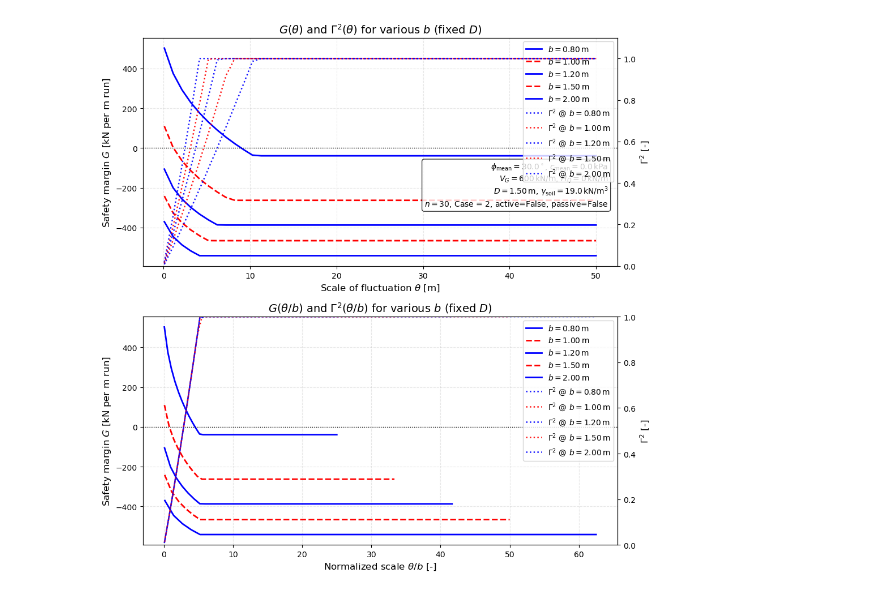
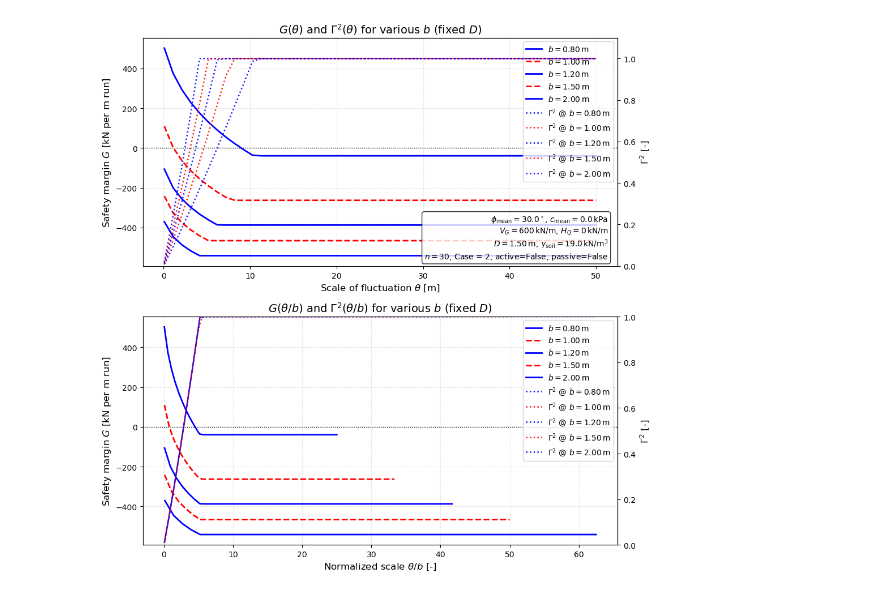
Before and after one commit to glorkcy/reliability_SOF, a Jupyter notebook: grundbruch_foundation.ipynb, the cells around one changed output. Cells and saved outputs as stored; diff of their text form; code cells hidden in the pictures.

```diff
--- a/grundbruch_foundation.ipynb
+++ b/grundbruch_foundation.ipynb
@@ -389,7 +404,7 @@ for D in D_values:
             phi_cov=phi_cov, phi_theta=float(theta),
             alpha_4017=alpha_4017, beta_4017=beta_4017, Case=Case, n=n,
             use_active=USE_ACTIVE, use_passive=USE_PASSIVE,
-            tol=1e-4, itmax=100
+            tol=1e-4, itmax=100, foundation=foundation
         )
         G_values.append(sol["G"])
         Gamma_values.append(max(sol["gamma_sq"], 0.0))
@@ -434,7 +449,7 @@ param_text = (
     rf"active={bool(USE_ACTIVE)}, passive={bool(USE_PASSIVE)}"
 )
 ax1.text(
-    0.98, 0.25, param_text, transform=ax1.transAxes,
+    0.98, 0.02, param_text, transform=ax1.transAxes,
     ha="right", va="bottom", fontsize=10,
     bbox=dict(facecolor="white", alpha=0.8, boxstyle="round")
 )
@@ -501,7 +516,7 @@ def _solve_for(b_cur, theta_cur):
             phi_cov=phi_cov, phi_theta=float(theta_cur),
             alpha_4017=alpha_4017, beta_4017=beta_4017, Case=Case, n=n,
             use_active=USE_ACTIVE, use_passive=USE_PASSIVE,
-            tol=1e-4, itmax=100, c_cov=c_cov
+            tol=1e-4, itmax=100, c_cov=c_cov, foundation=foundation
         )
     else:
         return solve_gamma_phi_fixed_point(
@@ -510,7 +525,7 @@ def _solve_for(b_cur, theta_cur):
             phi_cov=phi_cov, phi_theta=float(theta_cur),
             alpha_4017=alpha_4017, beta_4017=beta_4017, Case=Case, n=n,
             use_active=USE_ACTIVE, use_passive=USE_PASSIVE,
-            tol=1e-4, itmax=100
+            tol=1e-4, itmax=100, foundation=foundation
         )
 
 # --- precompute for each b ---
@@ -568,35 +583,35 @@ for c in curves:
                  label=rf"$\Gamma^2$ @ $b={c['b']:.2f}\,\mathrm{{m}}$")
 ax_bot.axhline(0, color="k", ls=":", lw=1)
 ax_bot.set_xlabel(r"Normalized scale $\theta/b$ [-]", fontsize=12)
 ax_bot.set_ylabel(r"Safety margin $G$ [kN per m run]", fontsize=12)
 ax_bot2.set_ylabel(r"$\Gamma^2$ [-]", fontsize=12)
 ax_bot2.set_ylim(0.0, 1.0)
 ax_bot.grid(True, ls="--", alpha=0.3)
 h0,l0 = ax_bot.get_legend_handles_labels()
 h1,l1 = ax_bot2.get_legend_handles_labels()
 ax_bot.legend(h0+h1, l0+l1, loc="best")
 ax_bot.set_title(r"$G(\theta/b)$ and $\Gamma^2(\theta/b)$ for various $b$ (fixed $D$)", fontsize=14)
 
 # ---------- shared parameter box (put on top axes) ----------
 param_text = (
     rf"$\phi_\mathrm{{mean}} = {phi_mean:.1f}^\circ$, "
     rf"$c_\mathrm{{mean}} = {c_mean:.1f}\,\mathrm{{kPa}}$" + "\n" +
     rf"$V_G = {V_G:.0f}\,\mathrm{{kN/m}}$, $H_Q = {H_Q:.0f}\,\mathrm{{kN/m}}$" + "\n" +
     rf"$D = {D_fixed:.2f}\,\mathrm{{m}}$, "
     rf"$\gamma_\mathrm{{soil}} = {gamma_soil:.1f}\,\mathrm{{kN/m^3}}$" + "\n" +
     rf"$n = {n}$, Case = {Case}, "
     rf"active={bool(USE_ACTIVE)}, passive={bool(USE_PASSIVE)}"
 )
 ax_top.text(
-    0.98, 0.25, param_text, transform=ax_top.transAxes,
+    0.98, 0.02, param_text, transform=ax_top.transAxes,
     ha="right", va="bottom", fontsize=10,
     bbox=dict(facecolor="white", alpha=0.8, boxstyle="round")
 )
 
 fig.tight_layout()
 plt.show()
 # %% [output]
-[figure, old version]
+[figure, new version]
 # %%
 # ==========================================================
 # PLOTTING G vs. θ for various D
```
Also changed, not shown: parts of 3 cells of this notebook.
